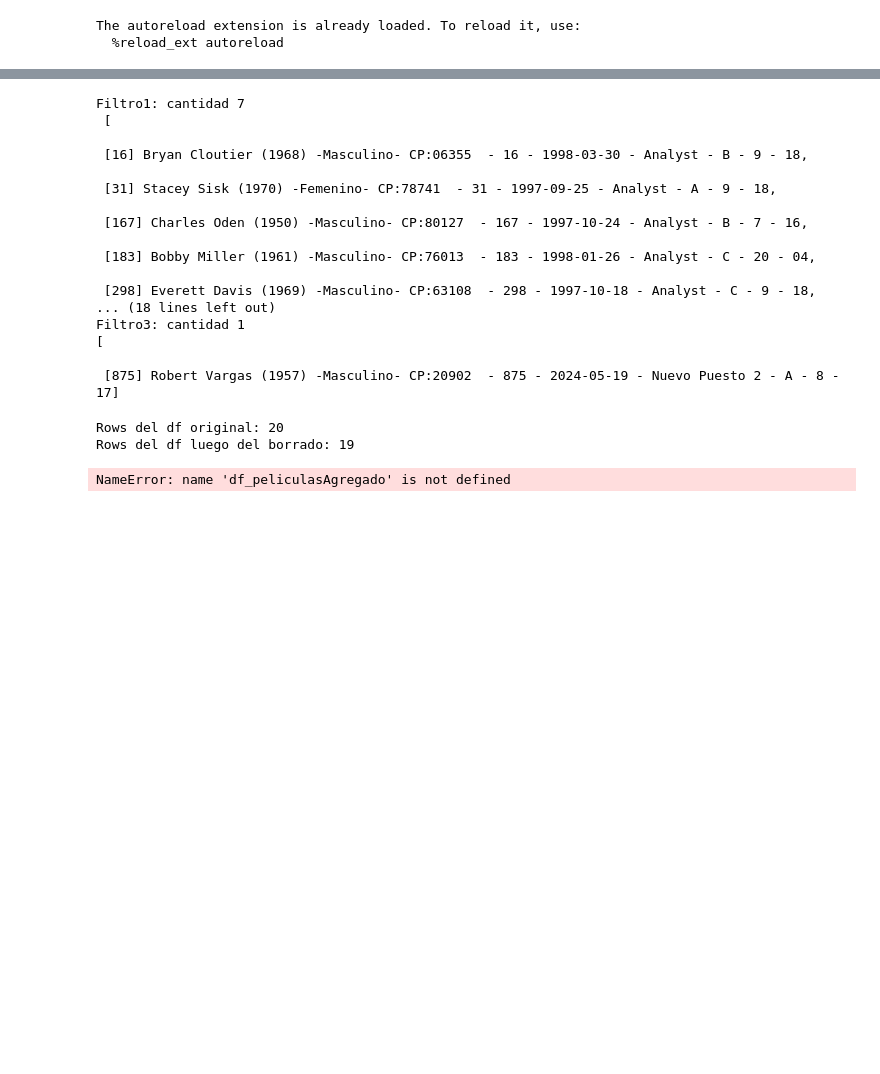
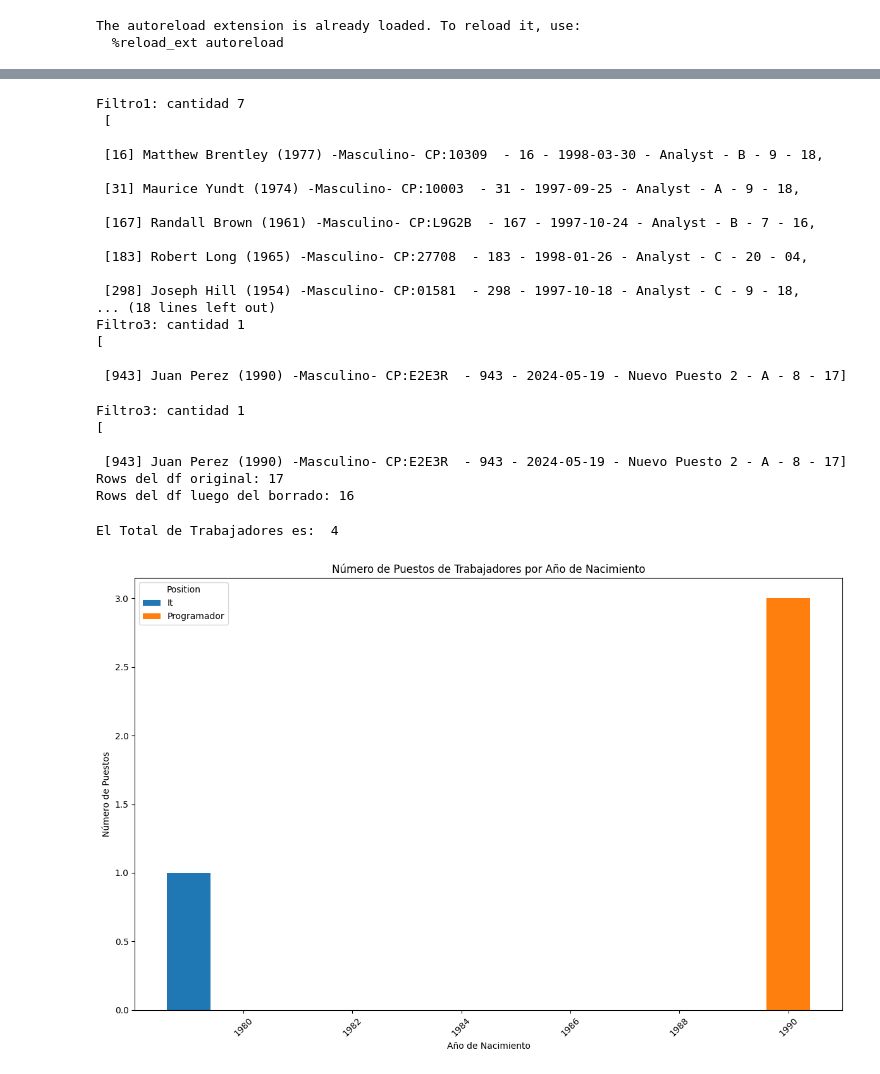
Before and after one commit to jmortiz4/itba_tp_integrador_1, a Jupyter notebook: demostraciones/Pruebas Trabajadores.ipynb, the cells around one changed output, grey strips where cells are left out. Cells and saved outputs as stored; diff of their text form; code cells hidden in the pictures; blank space fills up the shorter version.

Commit message:
Estadisticas de clase Trabajador

```diff
--- a/demostraciones/Pruebas Trabajadores.ipynb
+++ b/demostraciones/Pruebas Trabajadores.ipynb
@@ -97,7 +97,7 @@ df_trabajadores = Trabajador.create_df_from_csv("../data/trabajadores.csv")
 #Vamos a Filtrar segun algunos criterios la df
 ListaTrabFiltradas1= Trabajador.get_from_df(df_trabajadores, puesto = 'Analyst')
 ListaTrabFiltradas2= Trabajador.get_from_df(df_trabajadores, horarioTrabajo = '9 - 18')
-ListaTrabFiltradas3= Trabajador.get_from_df(df_trabajadores, id=875)
+ListaTrabFiltradas3= Trabajador.get_from_df(df_trabajadores, id=943)
 
 #Vamos a ver los filtros
 print(f'Filtro1: cantidad {len(ListaTrabFiltradas1)} \n {ListaTrabFiltradas1}\n')
@@ -107,21 +107,24 @@ print(f'Filtro3: cantidad {len(ListaTrabFiltradas3)}\n{ListaTrabFiltradas3}')
 Filtro1: cantidad 7
  [
 
- [16] Bryan Cloutier (1968) -Masculino- CP:06355  - 16 - 1998-03-30 - Analyst - B - 9 - 18,
+ [16] Matthew Brentley (1977) -Masculino- CP:10309  - 16 - 1998-03-30 - Analyst - B - 9 - 18,
 
- [31] Stacey Sisk (1970) -Femenino- CP:78741  - 31 - 1997-09-25 - Analyst - A - 9 - 18,
+ [31] Maurice Yundt (1974) -Masculino- CP:10003  - 31 - 1997-09-25 - Analyst - A - 9 - 18,
 
- [167] Charles Oden (1950) -Masculino- CP:80127  - 167 - 1997-10-24 - Analyst - B - 7 - 16,
+ [167] Randall Brown (1961) -Masculino- CP:L9G2B  - 167 - 1997-10-24 - Analyst - B - 7 - 16,
 
- [183] Bobby Miller (1961) -Masculino- CP:76013  - 183 - 1998-01-26 - Analyst - C - 20 - 04,
+ [183] Robert Long (1965) -Masculino- CP:27708  - 183 - 1998-01-26 - Analyst - C - 20 - 04,
 
- [298] Everett Davis (1969) -Masculino- CP:63108  - 298 - 1997-10-18 - Analyst - C - 9 - 18,
+ [298] Joseph Hill (1954) -Masculino- CP:01581  - 298 - 1997-10-18 - Analyst - C - 9 - 18,
 ... (18 lines left out)
 Filtro3: cantidad 1
 [
 
- [875] Robert Vargas (1957) -Masculino- CP:20902  - 875 - 2024-05-19 - Nuevo Puesto 2 - A - 8 - 17]
+ [943] Juan Perez (1990) -Masculino- CP:E2E3R  - 943 - 2024-05-19 - Nuevo Puesto 2 - A - 8 - 17]
 # %%
+ListaTrabFiltradas3= Trabajador.get_from_df(df_trabajadores, id=943)
+print(f'Filtro3: cantidad {len(ListaTrabFiltradas3)}\n{ListaTrabFiltradas3}')
+
 #Decidimos borrar de df_trabajadores los resultados de ListaTrabFiltradas3
 print(f'Rows del df original: {df_trabajadores.shape[0]}')
 
@@ -130,12 +133,19 @@ for x in ListaTrabFiltradas3:
 
 print(f'Rows del df luego del borrado: {df_trabajadores.shape[0]}')
 # %% [output]
-Rows del df original: 20
-Rows del df luego del borrado: 19
+Filtro3: cantidad 1
+[
+
+ [943] Juan Perez (1990) -Masculino- CP:E2E3R  - 943 - 2024-05-19 - Nuevo Puesto 2 - A - 8 - 17]
+Rows del df original: 17
+Rows del df luego del borrado: 16
-# %%
-### GET STATS
-print(df_peliculasAgregado.tail())
-
-Pelicula.get_stats(df_peliculas, generos=['Comedy'])
-# %% [output]
-NameError: name 'df_peliculasAgregado' is not defined
+# %%
+### GET STATS
+df_personas = Persona.create_df_from_csv("../data/personas.csv")
+df_trabajadores = Trabajador.create_df_from_csv("../data/trabajadores.csv")
+puestos=['Programador','IT']
+
+Trabajador.get_stats(df_trabajadores,df_personas, puestosList=puestos, aniosDeInteres=[1950,1990])
+# %% [output]
+El Total de Trabajadores es:  4
+[figure, added]
```
Also changed, not shown: parts of 3 cells of this notebook, 5 other files.
